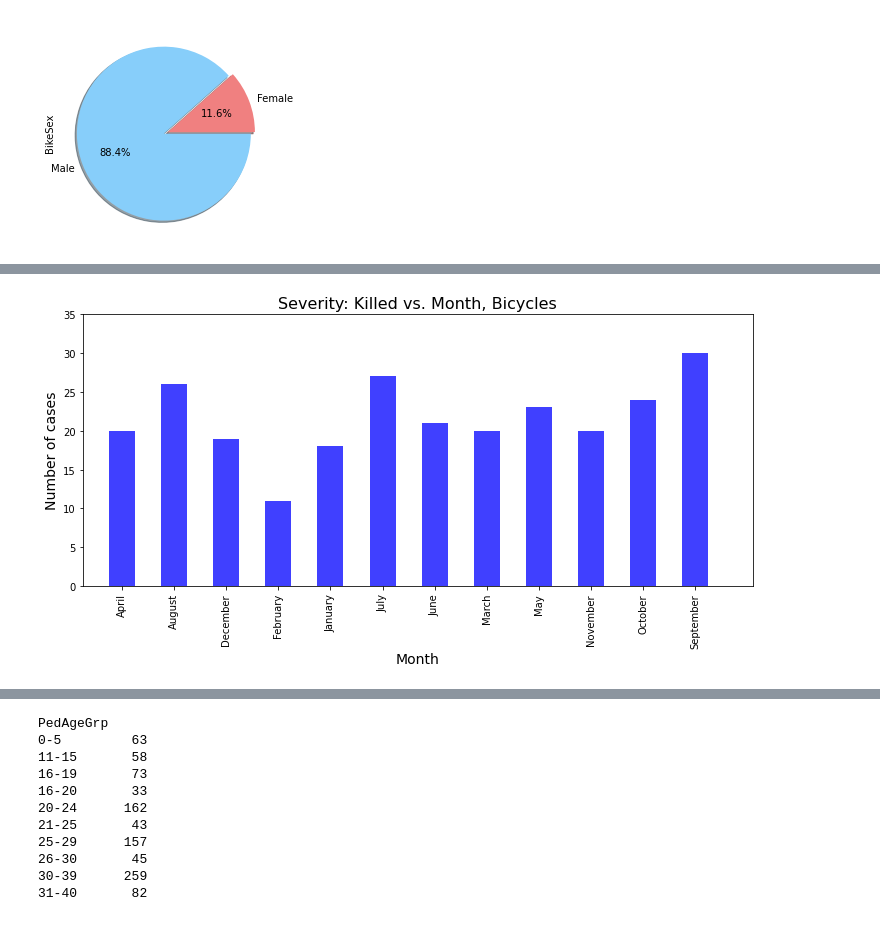
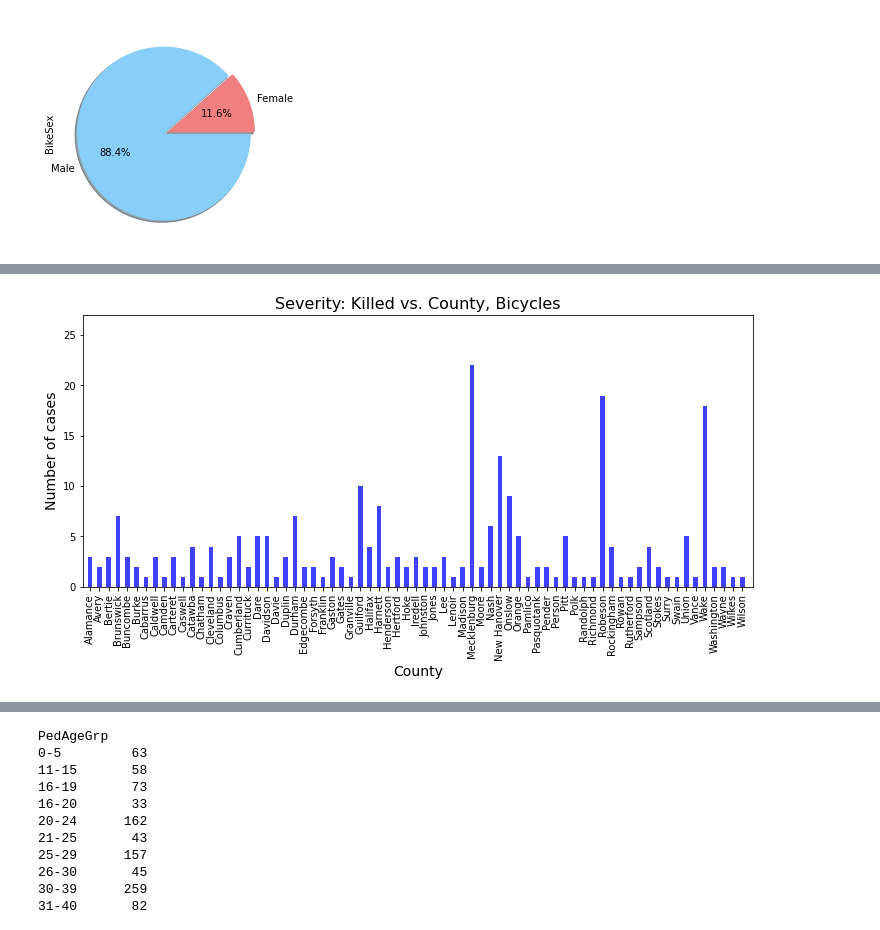
Before and after one commit to InnaG33/Safety_NC, a Jupyter notebook: safety_NC.ipynb, the cells around one changed output, grey strips where cells are left out. Saved outputs shown, nothing was run; the diff lists cells and outputs as text; code cells hidden in the pictures.

```diff
--- a/safety_NC.ipynb
+++ b/safety_NC.ipynb
@@ -259,0 +278,4 @@ bicycles_df_selcols.head()
+# %%
+bicycles_df_selcols.loc[:, 'Lat'] = geo_points[["Lat"]]
+bicycles_df_selcols.loc[:, 'Lng'] = geo_points[["Lng"]]
+bicycles_df_selcols.head()
@@ -481,5 +573,5 @@ count_severity_peds.plot(kind='pie', colors=colors, explode=explode, autopct='%1
 # %%
-severity_group_bkilled = bicycles_df.loc[(bicycles_df['CrashSevr'] == 'K: Killed')]
+severity_group_bkilled = bicycles_df.loc[(bicycles_df_selcols['CrashSevr'] == 'K: Killed')]
 severity_group_bkilled.head()
 # %% [output]
 |  | geo_point_2d | Ambulance | BikeAge | BikeAgeGrp | BikeAlcDrg | BikeAlcFlg | BikeDir | BikeInjury | BikePos | ... |
@@ -689,6 +828,6 @@ count_bkilled_fm.plot(kind='pie', colors=colors, explode=explode, autopct='%1.1f
 # %%
-severity_group_bkilled_month = severity_group_bkilled.groupby(['CrashMonth'])
-severity_group_bkilled_month.head(20)
+severity_group_bkilled_county = severity_group_bkilled.groupby(['County'])
+severity_group_bkilled_county.head(20)
 # %% [output]
 |  | geo_point_2d | Ambulance | BikeAge | BikeAgeGrp | BikeAlcDrg | BikeAlcFlg | BikeDir | BikeInjury | BikePos | ... |
 | 107 | 35.2467159998,-81.4257199999 | Yes | 46 | 40-49 | . | No | With Traffic | K: Killed | Bike Lane / Paved Shoulder | ... |
@@ -723,0 +845,3 @@ Name: CrashMonth, dtype: int64
+# %%
+count_bkilled_county = severity_group_bkilled_county['County'].count()
+count_bkilled_county
@@ -724,18 +862,18 @@ Name: CrashMonth, dtype: int64
 # %%
-bkilled_month_group = count_bkilled_month.keys()
-x_axis = np.arange(len(bkilled_month_group))
+bkilled_county_group = count_bkilled_county.keys()
+x_axis = np.arange(len(bkilled_county_group))
 plt.figure(figsize=(12,5))
 
-plt.xlim(-0.75, len(bkilled_month_group) + 0.1)
-plt.ylim(0, max(count_bkilled_month)+ 5)
+plt.xlim(-0.75, len(bkilled_county_group) + 0.1)
+plt.ylim(0, max(count_bkilled_county)+ 5)
 
-count_severety5_age_bp = plt.bar(bkilled_month_group, count_bkilled_month, width=0.5, facecolor='b', alpha=0.75, align='center')
+count_severety5_age_bp = plt.bar(bkilled_county_group, count_bkilled_county, width=0.5, facecolor='b', alpha=0.75, align='center')
 
-plt.title("Severity: Killed vs. Month, Bicycles", fontsize=16)
-plt.xlabel("Month", fontsize=14)
+plt.title("Severity: Killed vs. County, Bicycles", fontsize=16)
+plt.xlabel("County", fontsize=14)
 plt.ylabel("Number of cases", fontsize=14)
 
-plt.xticks(bkilled_month_group, rotation='vertical')
+plt.xticks(bkilled_county_group, rotation='vertical')
 plt.show()
 # %% [output]
-[figure, old version]
+[figure, new version]
```
Also changed, not shown: parts of 25 cells of this notebook, 41 other files.
